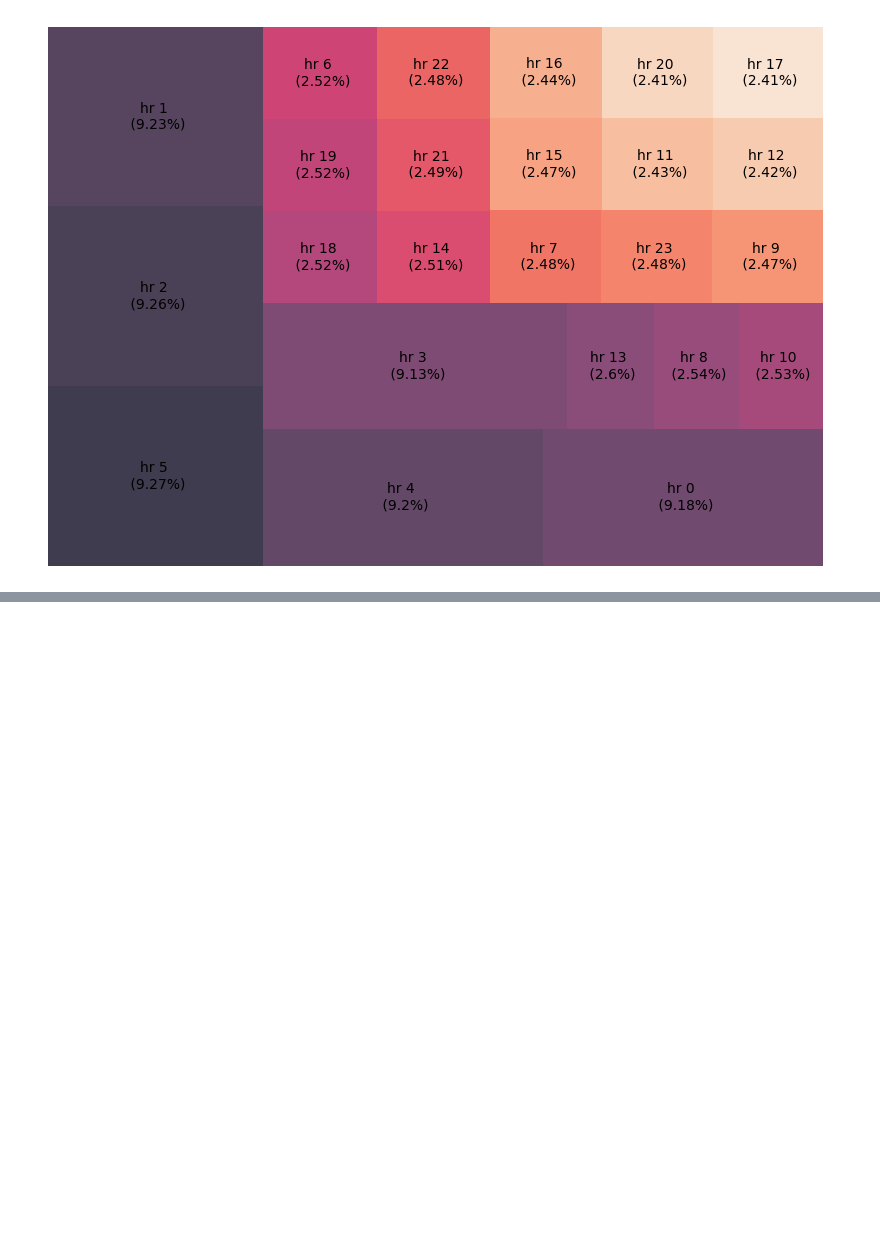
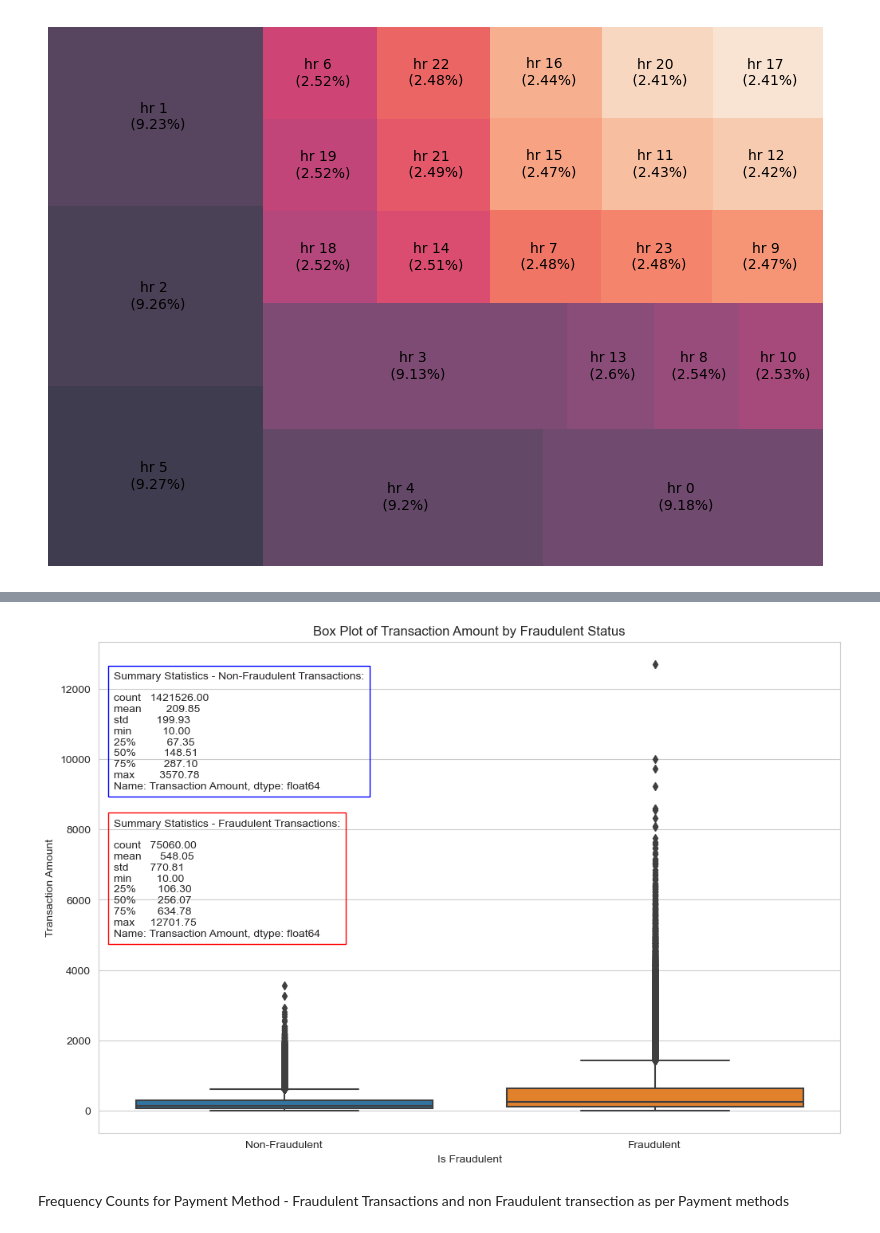
Before and after one commit to muneebsamad/project-1, a Jupyter notebook: new.ipynb, the cells around one changed output, grey strips where cells are left out. Cells and saved outputs as stored; diff of their text form; code cells hidden in the pictures; blank space fills up the shorter version.

```diff
--- a/new.ipynb
+++ b/new.ipynb
@@ -221,0 +295,12 @@ plt.show()
+# %%
+# Filter the merged DataFrame for fraudulent transactions
+fraudulent_transactions = merged_df[merged_df['Is Fraudulent'] == 1]
+
+# Sort the filtered DataFrame by 'Transaction Amount' in descending order
+sorted_fraudulent_transactions = fraudulent_transactions.sort_values(by='Transaction Amount', ascending=False)
+
+# Create a new DataFrame with selected columns
+Fraud_columns_data = sorted_fraudulent_transactions[['Transaction ID', 'Transaction Amount', 'Device Used','Payment Method','Is Fraudulent']]
+
+# Display the new DataFrame
+Fraud_columns_data
@@ -221,0 +379,29 @@ plt.show()
+# %%
+# Create a box plot for transaction amounts grouped by 'Is Fraudulent'
+plt.figure(figsize=(12, 8))
+ax = sns.boxplot(x='Is Fraudulent', y='Transaction Amount', data=pd.concat([non_Fraud_columns_data, Fraud_columns_data]))
+plt.title("Box Plot of Transaction Amount by Fraudulent Status")
+plt.xlabel("Is Fraudulent")
+plt.ylabel("Transaction Amount")
+plt.xticks(ticks=[0, 1], labels=["Non-Fraudulent", "Fraudulent"])
+
+# Add summary statistics table for Non-Fraudulent transactions
+non_fraud_stats = non_Fraud_columns_data['Transaction Amount'].describe()
+fraud_stats = Fraud_columns_data['Transaction Amount'].describe()
+
+# Define the position for the summary statistics table
+table_x = 0.02
+table_y = 0.7
+
+# Add summary statistics for Non-Fraudulent transactions
+ax.text(table_x, table_y, "Summary Statistics - Non-Fraudulent Transactions:\n\n" + str(non_fraud_stats), fontsize=10, transform=ax.transAxes, bbox=dict(facecolor='none', edgecolor='blue', pad=5.0))
+
+# Add summary statistics for Fraudulent transactions
+ax.text(table_x, table_y - 0.3, "Summary Statistics - Fraudulent Transactions:\n\n" + str(fraud_stats), fontsize=10, transform=ax.transAxes, bbox=dict(facecolor='none', edgecolor='red', pad=5.0))
+
+plt.show()
+# %% [output]
+[figure, added]
+# %% [markdown]
+
+Frequency Counts for Payment Method - Fraudulent Transactions and non Fraudulent transection as per Payment methods
```
Also changed, not shown: parts of 30 cells of this notebook.
